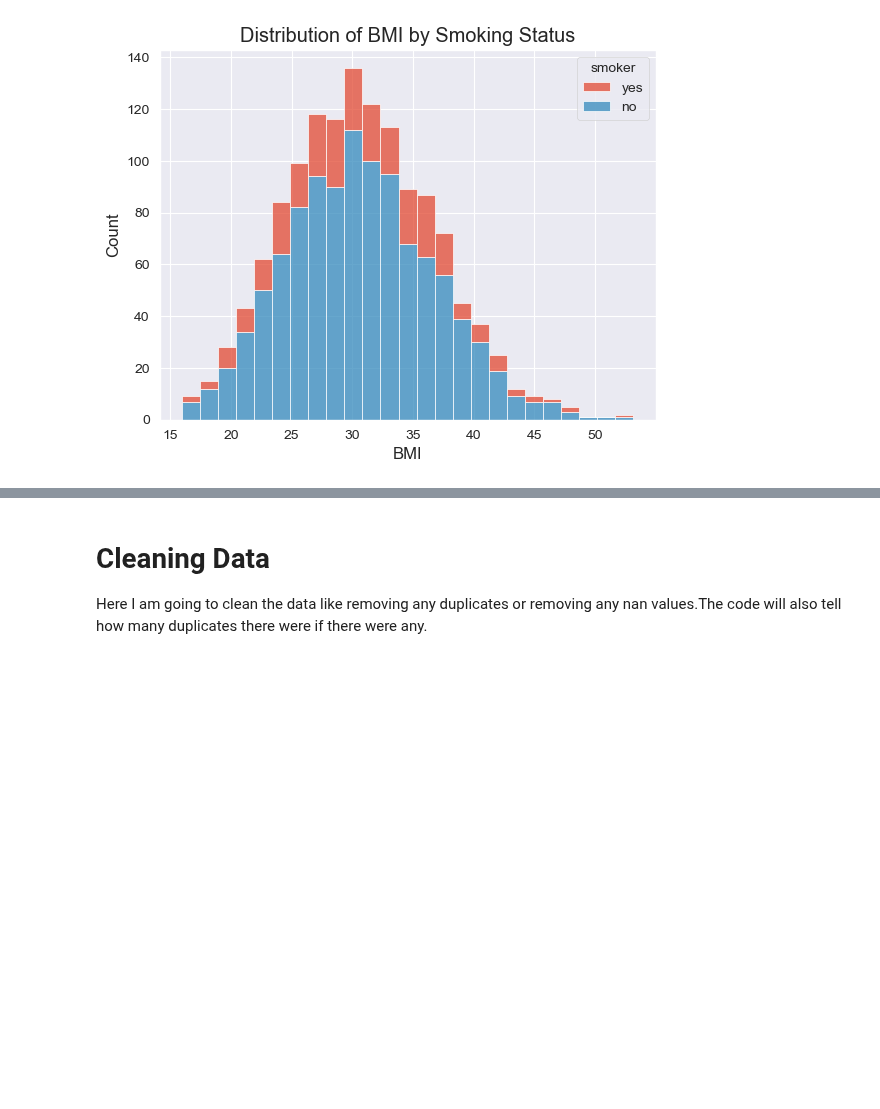
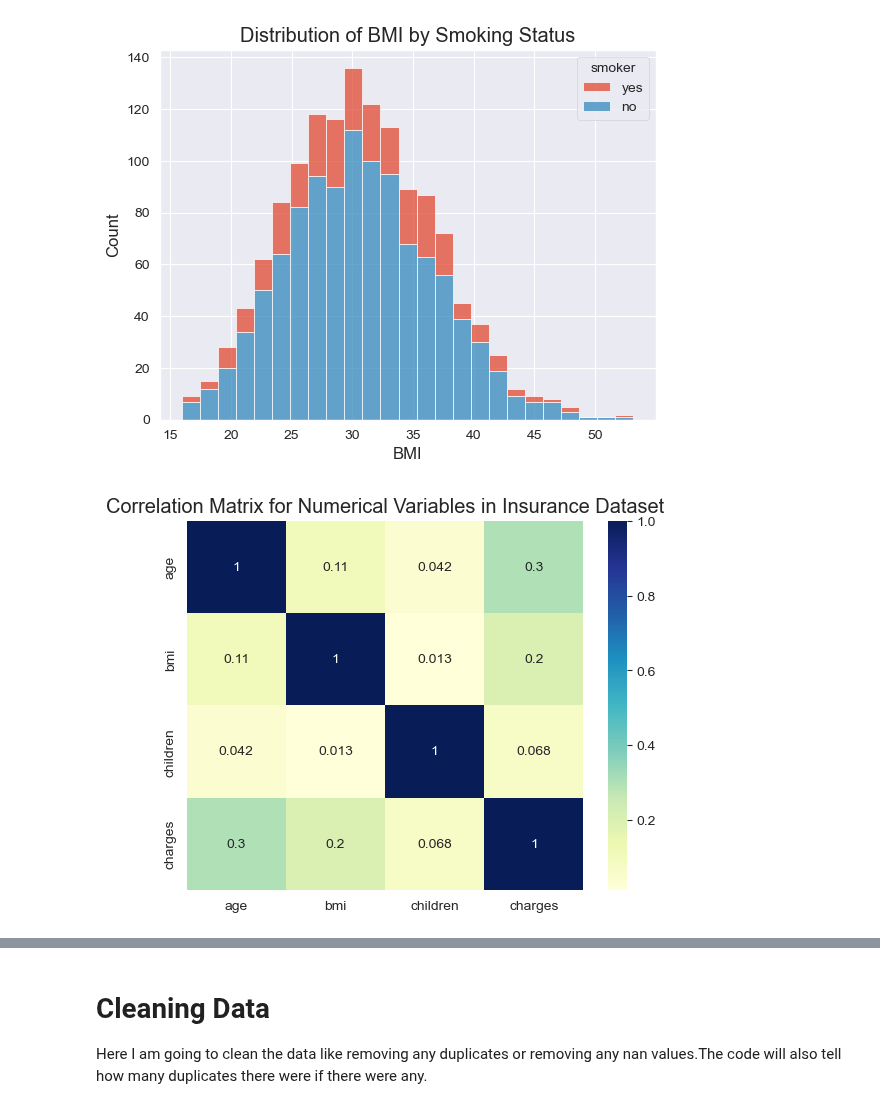
Before and after one commit to ubco-W2022T2-data301/project-group-group40, a Jupyter notebook: analysis/analysis3.ipynb, the cells around one changed output, grey strips where cells are left out. Cells and saved outputs as stored; diff of their text form; code cells hidden in the pictures; blank space fills up the shorter version.

```diff
--- a/analysis/analysis3.ipynb
+++ b/analysis/analysis3.ipynb
@@ -43,3 +58,11 @@ plt.ylabel('Count')
 plt.show()
 # %% [output]
 [figure]
+# %%
+numerical_cols = ["age", "bmi", "children", "charges"]
+corr_matrix = dataframe[numerical_cols].corr()
+sns.heatmap(corr_matrix, annot=True, cmap="YlGnBu")
+plt.title("Correlation Matrix for Numerical Variables in Insurance Dataset")
+plt.show()
+# %% [output]
+[figure, added]
```
Also changed, not shown: parts of 11 cells of this notebook, 2 other files.
